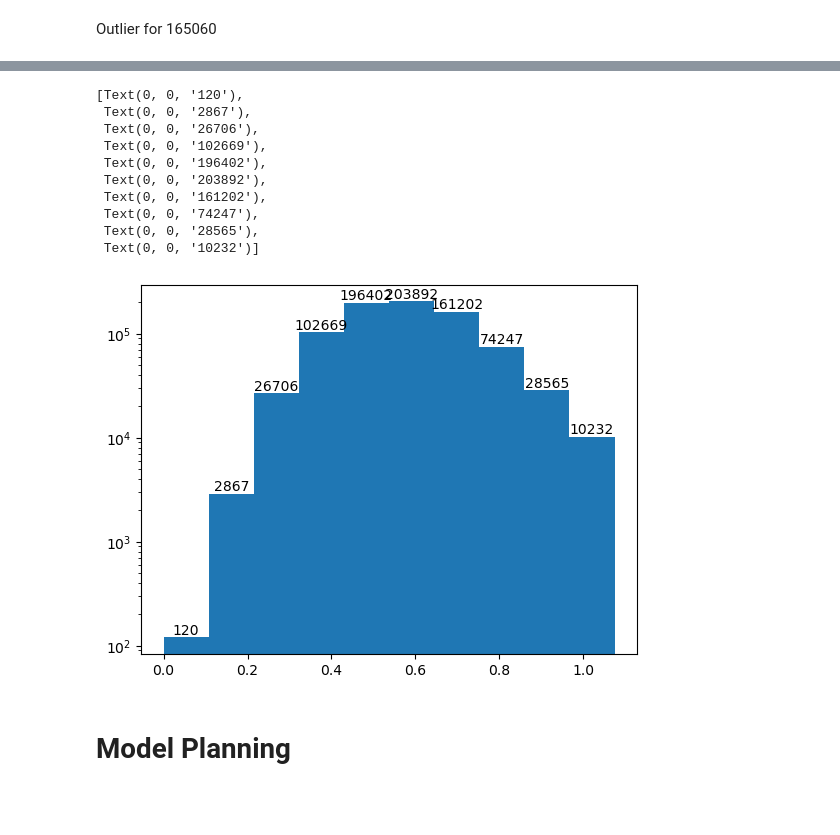
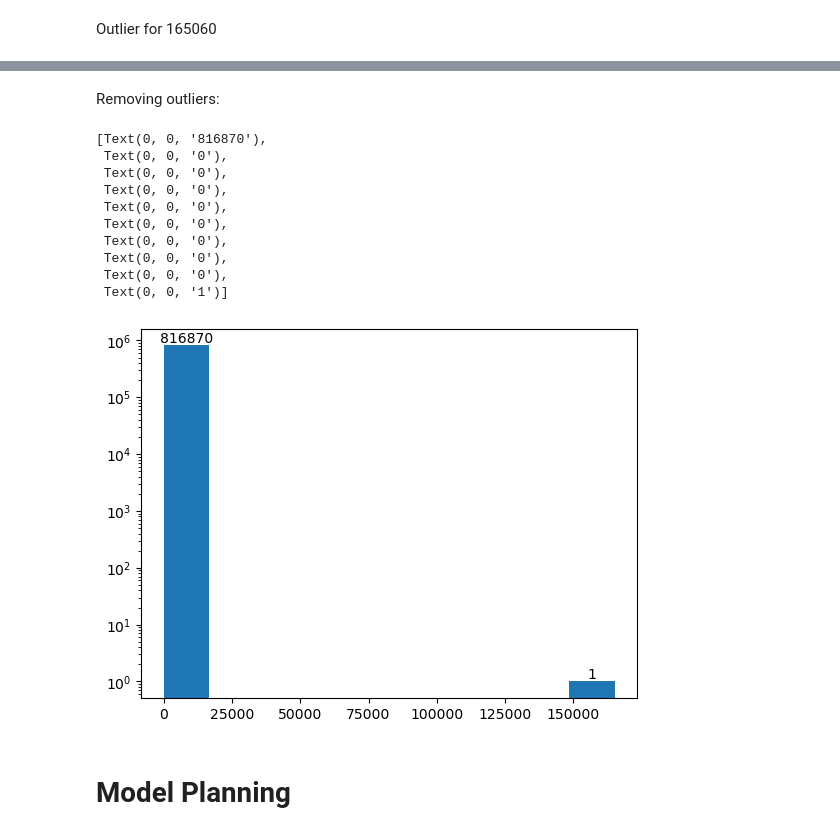
Before and after one commit to jonahmougoue/Connecticut-Real-Estate-Analysis, a Jupyter notebook: RealEstatePrediction.ipynb, the cells around one changed output, grey strips where cells are left out. Drawn from its saved outputs; the diff is of its cells as text; code cells hidden in the pictures; blank space fills up the shorter version.

```diff
--- a/RealEstatePrediction.ipynb
+++ b/RealEstatePrediction.ipynb
@@ -277,3 +274,11 @@ df.insert(len(df.columns),'Street',street)
 Remove invalid rows
 # %%
 df = df[df['Non Use Code'].isna()]
+# %%
+month_sold = df['Date Recorded'].dt.month.astype('Int64')
+df.insert(len(df.columns),'Month Sold',month_sold)
+year_sold = df['Date Recorded'].dt.year.astype('Int64')
+df.insert(len(df.columns),'Year Sold',year_sold)
+years_on_market = year_sold - df['List Year']
+df.insert(len(df.columns),'Years on Market',years_on_market)
+df.head()#make histogram to justify removing yom < 0
@@ -280,3 +292,5 @@ df = df[df['Non Use Code'].isna()]
+# %%
+df = df[df['Years on Market']>=0]
 # %% [markdown]
 Fill missing data
 # %%
@@ -316,30 +330,36 @@ plt.bar_label(bar)
  Text(0, 0, '0'),
  Text(0, 0, '1')]
 [figure]
+# %% [markdown]
+Removing outliers:
 # %%
-#for i in range(1000):
-#    df = df[df['Sales Ratio'] != df['Sales Ratio'].max()]
+'''
+threshold = df['Assessed Value'].nlargest(1).min()
+df = df[df['Assessed Value'] < threshold]
+
+threshold = df['Sales Ratio'].nlargest(1).min()
+df = df[df['Sales Ratio'] < threshold]
+threshold = df['Sale Amount'].nlargest(1000).min()
+df = df[df['Sale Amount'] < threshold]
+'''
 
 
-threshold = df['Sales Ratio'].nlargest(10000).min()
-
-df = df[df['Sales Ratio'] < threshold]
 
 _,_, bar = plt.hist(df['Sales Ratio'])
 plt.yscale('log')
 plt.bar_label(bar)
 # %% [output]
-[Text(0, 0, '120'),
- Text(0, 0, '2867'),
- Text(0, 0, '26706'),
- Text(0, 0, '102669'),
- Text(0, 0, '196402'),
- Text(0, 0, '203892'),
- Text(0, 0, '161202'),
- Text(0, 0, '74247'),
- Text(0, 0, '28565'),
- Text(0, 0, '10232')]
+[Text(0, 0, '816870'),
+ Text(0, 0, '0'),
+ Text(0, 0, '0'),
+ Text(0, 0, '0'),
+ Text(0, 0, '0'),
+ Text(0, 0, '0'),
+ Text(0, 0, '0'),
+ Text(0, 0, '0'),
+ Text(0, 0, '0'),
+ Text(0, 0, '1')]
-[figure, old version]
+[figure, new version]
 # %% [markdown]
 # Model Planning
 # %%
```
Also changed, not shown: parts of 15 cells of this notebook, 2 other files.
